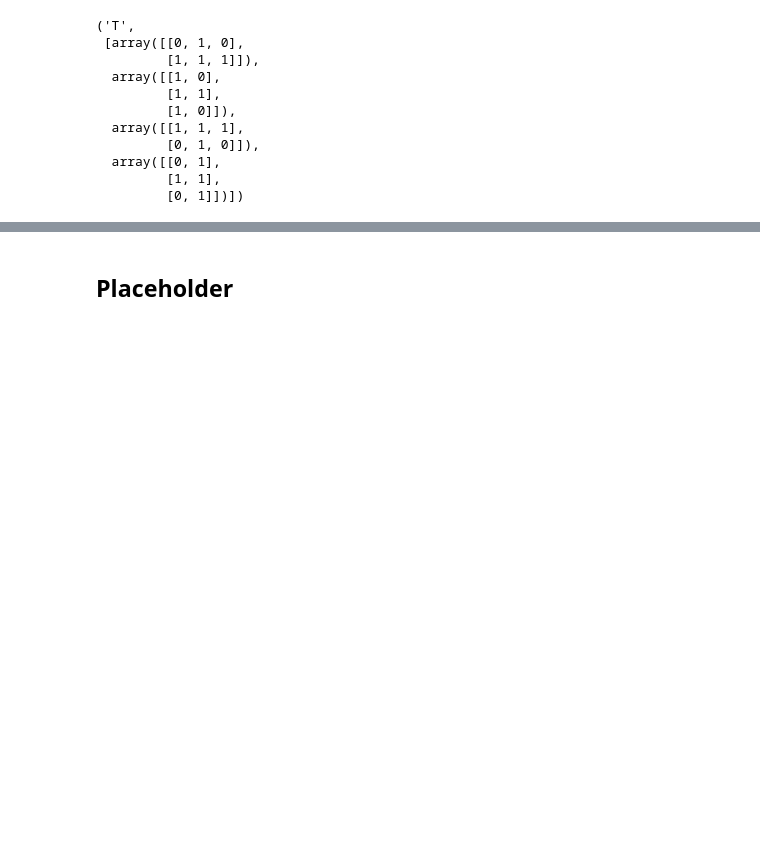
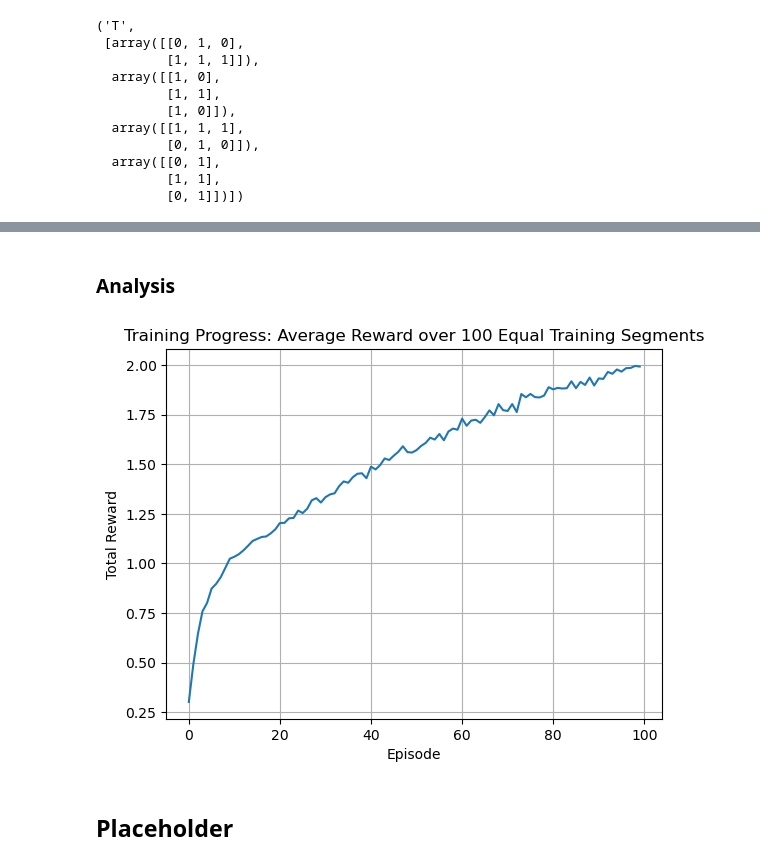
Before and after one commit to William-Pig/tetris_ai, a Jupyter notebook: main.ipynb, the cells around one changed output, grey strips where cells are left out. Cells and saved outputs as stored; diff of their text form; code cells hidden in the pictures; blank space fills up the shorter version.

```diff
--- a/main.ipynb
+++ b/main.ipynb
@@ -379,0 +423,37 @@ To do tabular Q-learning, we will have to maintain a Q-value for each state-acti
+# %%
+episode_rewards = []  # keep track of performance of each episode
+
+for ep in range(num_episodes):
+    state = env.reset()
+    state_key = stringify_state(state)
+    total_reward = 0
+
+    for step in range(max_steps_per_episode):
+        valid_actions = env.get_valid_action_ids()
+        if not valid_actions:
+            break
+        action = select_action(state, valid_actions, epsilon)
+
+        next_state, reward, done, _ = env.step(action)
+        next_state_key = stringify_state(next_state)
+        total_reward += reward
+
+        # Bellman update
+        best_next_q = max(Q[next_state_key][a] for a in env.get_valid_action_ids()) if not done else 0
+        Q[state_key][action] += alpha * (reward + gamma * best_next_q - Q[state_key][action])
+
+        if done:  # game over or exceeds max step
+            break
+
+        state = next_state
+        state_key = next_state_key
+
+    episode_rewards.append(total_reward)
+
+    # Decay epsilon
+    if epsilon > epsilon_min:
+        epsilon *= epsilon_decay
+
+    # Optional progress print
+    if (ep + 1) % 1000 == 0:
+        print(f"Episode {ep+1}/{num_episodes}, reward = {total_reward}, epsilon = {epsilon:.3f}")
@@ -379,0 +486,2 @@ To do tabular Q-learning, we will have to maintain a Q-value for each state-acti
+# %% [markdown]
+### Analysis
@@ -380,2 +501,11 @@ To do tabular Q-learning, we will have to maintain a Q-value for each state-acti
+# %%
+plt.plot(np.mean(np.array_split(episode_rewards, 100),axis=1))
+plt.xlabel('Episode')
+plt.ylabel('Total Reward')
+plt.title('Training Progress: Average Reward over 100 Equal Training Segments')
+plt.grid(True)
+plt.show()
+# %% [output]
+[figure, added]
 # %% [markdown]
 ## Placeholder
```
Also changed, not shown: parts of 15 cells of this notebook, 1 other file.
